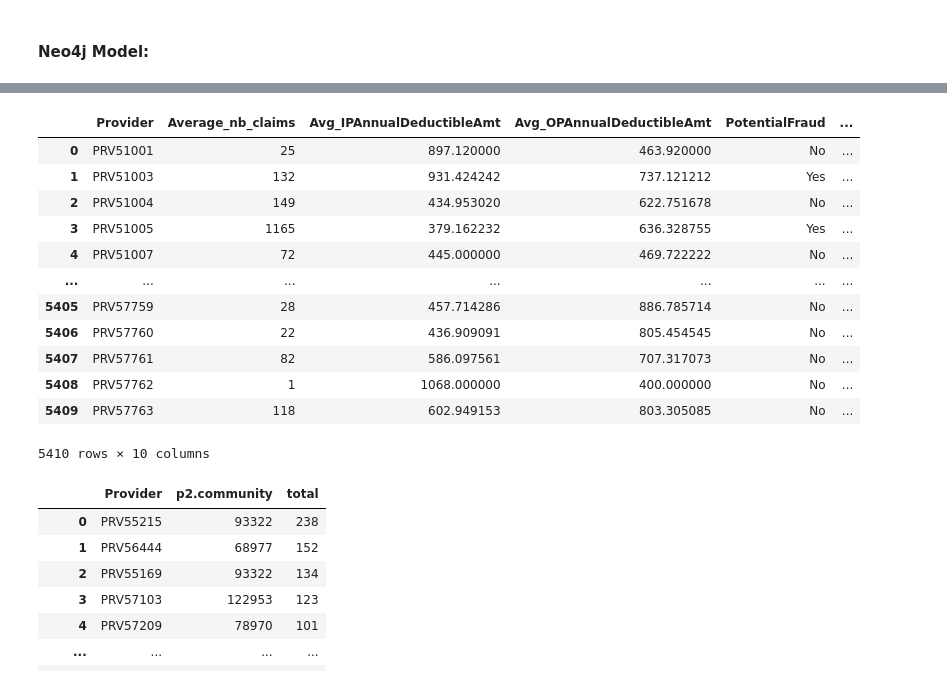
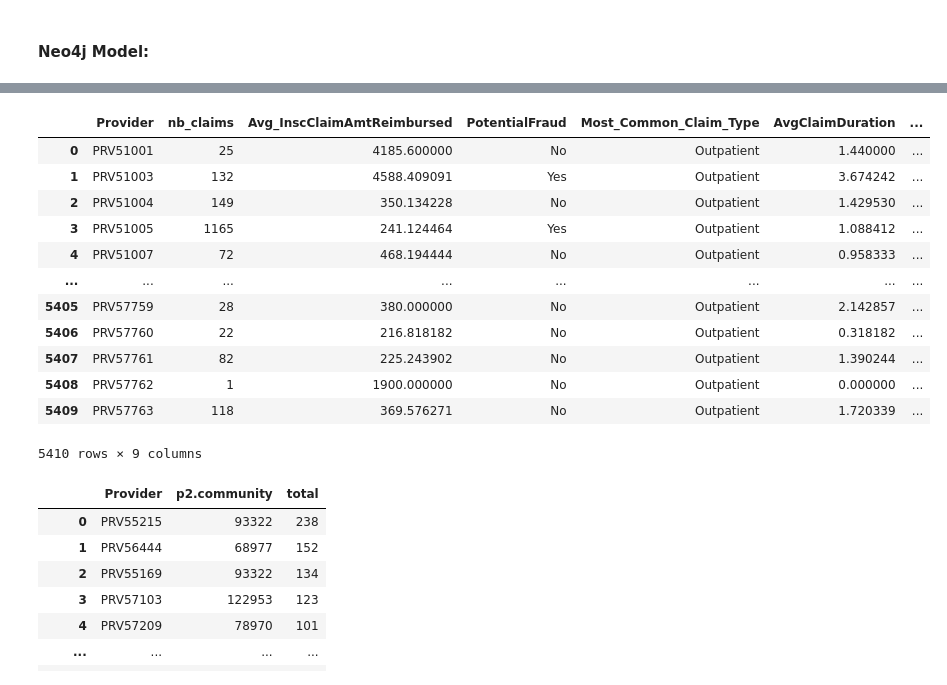
Before and after one commit to areias/healthcare_fraud, a Jupyter notebook: Logistic_Regression.ipynb, the cells around one changed output, grey strips where cells are left out. Drawn from its saved outputs; the diff is of its cells as text; code cells hidden in the pictures.

```diff
--- a/Logistic_Regression.ipynb
+++ b/Logistic_Regression.ipynb
@@ -381,7 +354,7 @@ groups5
 | 5409 | PRV57763 | 1.720339 |
 5410 rows × 2 columns
 # %%
-Alz = final_df.loc[final_df['ChronicCond_Alzheimer']==2].groupby(['Provider'], as_index=False)['ChronicCond_Alzheimer'].count()
+Alz = final_df.loc[final_df['ChronicCond_Alzheimer']==1].groupby(['Provider'], as_index=False)['ChronicCond_Alzheimer'].count()
 Alz
 # %% [output]
 |  | Provider | ChronicCond_Alzheimer |
@@ -400,5 +373,5 @@ Alz
 # %%
-Dep = final_df.loc[final_df['ChronicCond_Depression']==2].groupby(['Provider'], as_index=False)['ChronicCond_Depression'].count()
+Dep = final_df.loc[final_df['ChronicCond_Depression']==1].groupby(['Provider'], as_index=False)['ChronicCond_Depression'].count()
 Dep
 # %% [output]
 |  | Provider | ChronicCond_Depression |
@@ -417,5 +390,5 @@ Dep
 # %%
-heart = final_df.loc[final_df['ChronicCond_Heartfailure']==2].groupby(['Provider'], as_index=False)['ChronicCond_Heartfailure'].count()
+heart = final_df.loc[final_df['ChronicCond_Heartfailure']==1].groupby(['Provider'], as_index=False)['ChronicCond_Heartfailure'].count()
 heart
 # %% [output]
 |  | Provider | ChronicCond_Heartfailure |
@@ -435,7 +408,7 @@ heart
 ### Merging the new variables
 # %%
 from functools import reduce
-pdList = [groups1, groups2, groups3, groups4, groups5, Alz, Dep, heart]  # List of dataframes
+pdList = [groups1, groups2, groups4, groups5, Alz, Dep, heart]  # List of dataframes
 new_df = reduce(lambda  left,right: pd.merge(left, right, how="outer" , on=['Provider']),pdList).fillna(0)
 # %%
 new_df
@@ -713,23 +685,23 @@ neo_df
 # %%
-neo_df = neo_df.rename(columns={'ClaimID': 'nb_claims', 'IPAnnualDeductibleAmt': 'Avg_IPAnnualDeductibleAmt',
-                                'OPAnnualDeductibleAmt':'Avg_OPAnnualDeductibleAmt', 'Claim_type': 'Most_Common_Claim_Type',
+neo_df = neo_df.rename(columns={'ClaimID': 'nb_claims', 'InscClaimAmtReimbursed': 'Avg_InscClaimAmtReimbursed',
+                                 'Claim_type': 'Most_Common_Claim_Type',
                                 'ClaimDuration': 'AvgClaimDuration', 'ChronicCond_Alzheimer': 'Alz_Claims_Ratio',
                                 'ChronicCond_Depression': 'Dep_Claims_Ratio', 'ChronicCond_Heartfailure':'Heart_Claims_Ratio'})
 neo_df
 # %% [output]
-|  | Provider | Average_nb_claims | Avg_IPAnnualDeductibleAmt | Avg_OPAnnualDeductibleAmt | PotentialFraud | ... |
-| 0 | PRV51001 | 25 | 897.120000 | 463.920000 | No | ... |
-| 1 | PRV51003 | 132 | 931.424242 | 737.121212 | Yes | ... |
-| 2 | PRV51004 | 149 | 434.953020 | 622.751678 | No | ... |
-| 3 | PRV51005 | 1165 | 379.162232 | 636.328755 | Yes | ... |
-| 4 | PRV51007 | 72 | 445.000000 | 469.722222 | No | ... |
-| ... | ... | ... | ... | ... | ... | ... |
-| 5405 | PRV57759 | 28 | 457.714286 | 886.785714 | No | ... |
-| 5406 | PRV57760 | 22 | 436.909091 | 805.454545 | No | ... |
-| 5407 | PRV57761 | 82 | 586.097561 | 707.317073 | No | ... |
-| 5408 | PRV57762 | 1 | 1068.000000 | 400.000000 | No | ... |
-| 5409 | PRV57763 | 118 | 602.949153 | 803.305085 | No | ... |
+|  | Provider | nb_claims | Avg_InscClaimAmtReimbursed | PotentialFraud | Most_Common_Claim_Type | AvgClaimDuration | ... |
+| 0 | PRV51001 | 25 | 4185.600000 | No | Outpatient | 1.440000 | ... |
+| 1 | PRV51003 | 132 | 4588.409091 | Yes | Outpatient | 3.674242 | ... |
+| 2 | PRV51004 | 149 | 350.134228 | No | Outpatient | 1.429530 | ... |
+| 3 | PRV51005 | 1165 | 241.124464 | Yes | Outpatient | 1.088412 | ... |
+| 4 | PRV51007 | 72 | 468.194444 | No | Outpatient | 0.958333 | ... |
+| ... | ... | ... | ... | ... | ... | ... | ... |
+| 5405 | PRV57759 | 28 | 380.000000 | No | Outpatient | 2.142857 | ... |
+| 5406 | PRV57760 | 22 | 216.818182 | No | Outpatient | 0.318182 | ... |
+| 5407 | PRV57761 | 82 | 225.243902 | No | Outpatient | 1.390244 | ... |
+| 5408 | PRV57762 | 1 | 1900.000000 | No | Outpatient | 0.000000 | ... |
+| 5409 | PRV57763 | 118 | 369.576271 | No | Outpatient | 1.720339 | ... |
-5410 rows × 10 columns
+5410 rows × 9 columns
 # %%
 grp=final_df.groupby(['Provider'], as_index=False).agg({"BeneID": "nunique"})
 neo_df=pd.merge(neo_df, grp, on='Provider')
```
Also changed, not shown: parts of 27 cells of this notebook.
